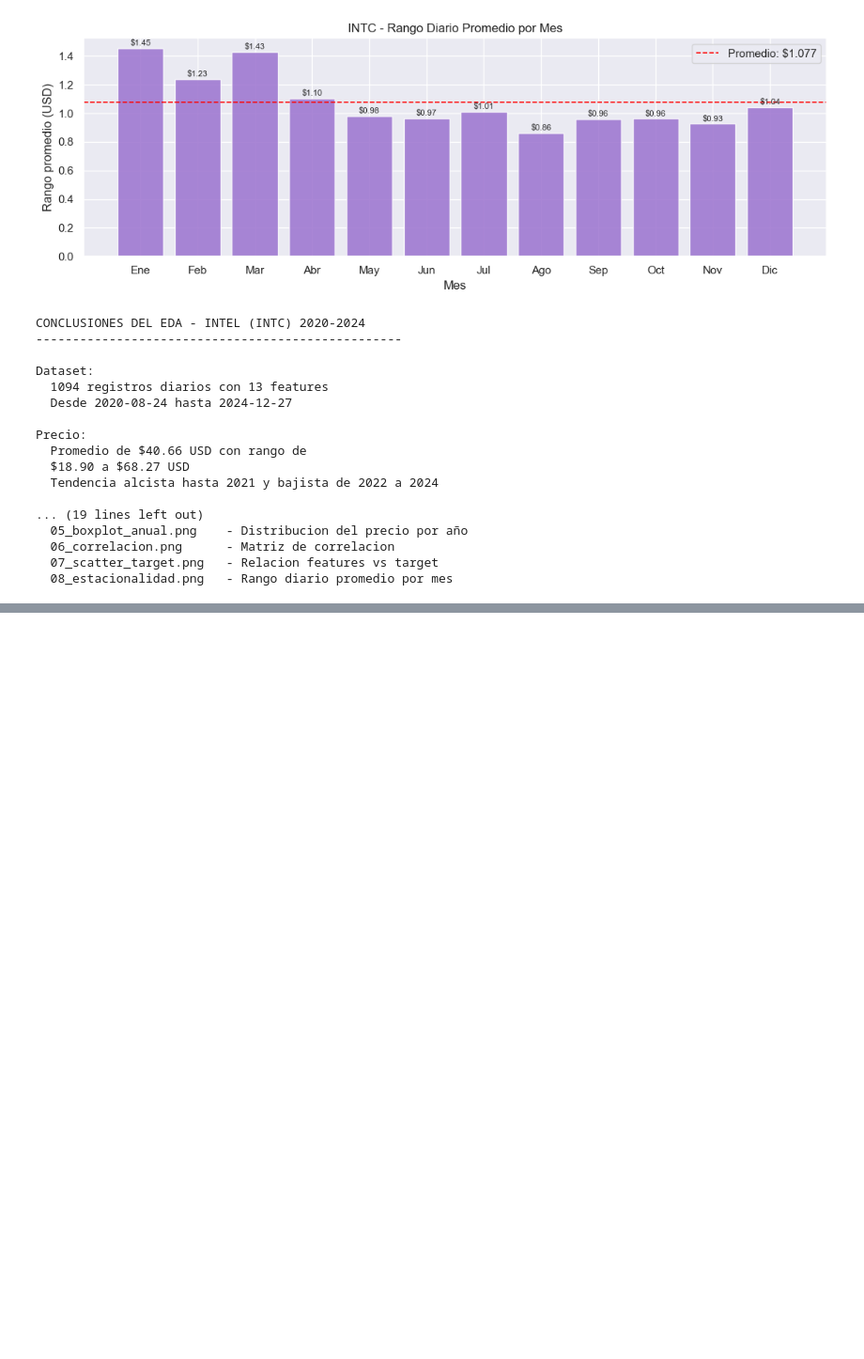
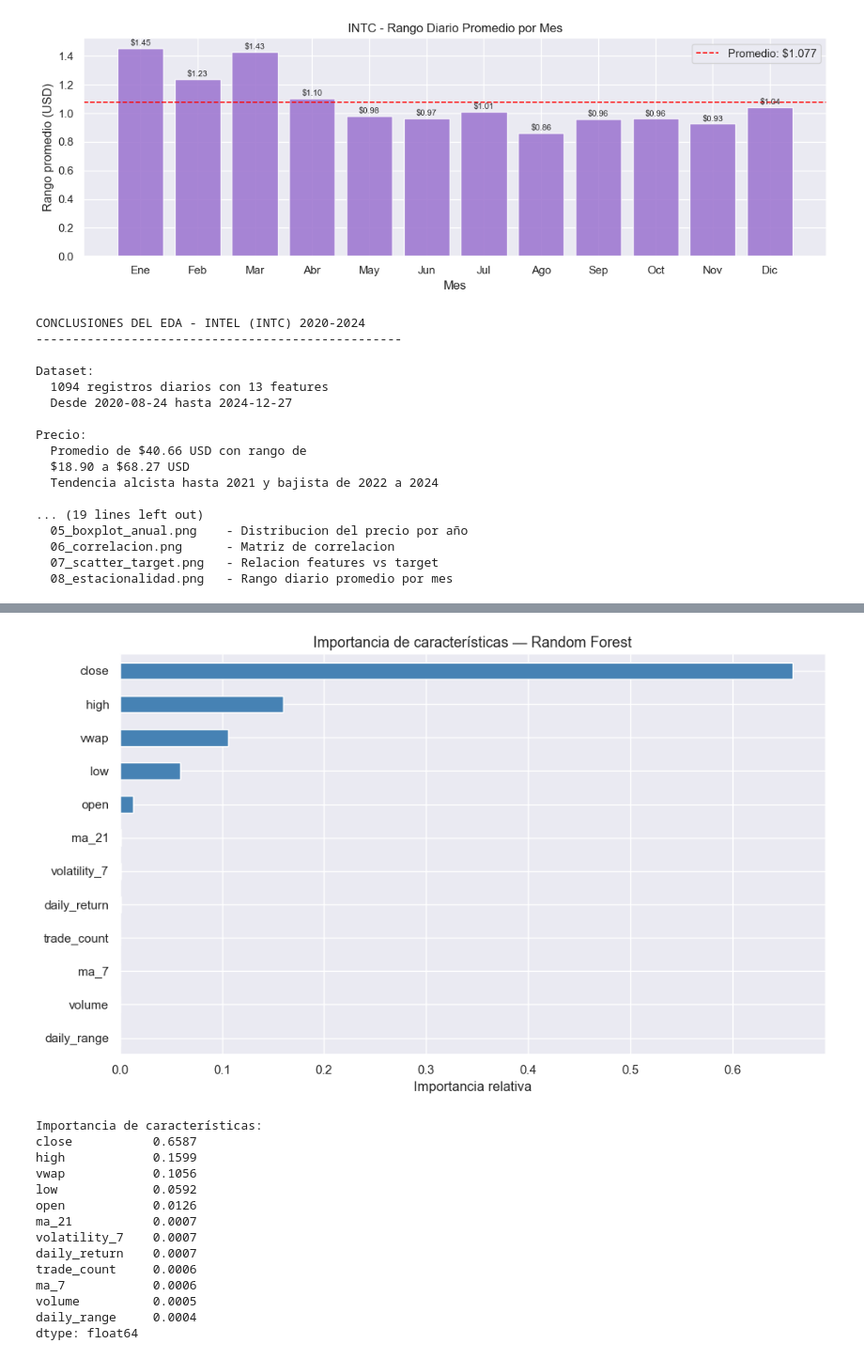
Before and after one commit to JhonERJ1/AprendizajeAutomatico-RegresionLineal, a Jupyter notebook: notebooks/intel_prediction.ipynb, the cells around one changed output, grey strips where cells are left out. Shown at 94% size. Drawn from its saved outputs; the diff is of its cells as text; code cells hidden in the pictures; blank space fills up the shorter version.

```diff
--- a/notebooks/intel_prediction.ipynb
+++ b/notebooks/intel_prediction.ipynb
@@ -644,0 +846,12 @@ Precio:
+# %%
+# División train/test
+
+X_train, X_test, y_train, y_test = train_test_split(
+    X, y,
+    test_size=0.2,
+    shuffle=False       # Respetamos orden cronológico
+)
+
+print(f"División del dataset:")
+print(f"   Entrenamiento : {X_train.shape[0]} registros ({X_train.shape[0]/len(X)*100:.0f}%)")
+print(f"   Prueba        : {X_test.shape[0]} registros ({X_test.shape[0]/len(X)*100:.0f}%)")
@@ -644,0 +901,15 @@ Precio:
+# %%
+# Random Forest Regression
+
+rf = RandomForestRegressor(
+    n_estimators=100,   # Número de árboles en el bosque
+    max_depth=10,       # Profundidad máxima de cada árbol
+    min_samples_split=5,# Mínimo de muestras para dividir un nodo
+    random_state=42     # Reproducibilidad
+)
+rf.fit(X_train, y_train)
+y_pred_rf = rf.predict(X_test)
+
+resultado_rf = evaluar_modelo("Random Forest Regression", y_test, y_pred_rf)
+joblib.dump(rf, "../models/random_forest.pkl")
+print(" Modelo Random Forest guardado")
@@ -644,0 +924,33 @@ Precio:
+# %%
+# Importancia de características (Random Forest)
+
+
+# Random Forest nos permite ver qué features influyeron más
+importancias = pd.Series(rf.feature_importances_, index=X.columns)
+importancias = importancias.sort_values(ascending=True)
+
+plt.figure(figsize=(10, 6))
+importancias.plot(kind="barh", color="steelblue")
+plt.title("Importancia de características — Random Forest", fontsize=13)
+plt.xlabel("Importancia relativa")
+plt.tight_layout()
+plt.show()
+
+print("\nImportancia de características:")
+print(importancias.sort_values(ascending=False).round(4))
+# %% [output]
+[figure, added]
+Importancia de características:
+close           0.6587
+high            0.1599
+vwap            0.1056
+low             0.0592
+open            0.0126
+ma_21           0.0007
+volatility_7    0.0007
+daily_return    0.0007
+trade_count     0.0006
+ma_7            0.0006
+volume          0.0005
+daily_range     0.0004
+dtype: float64
```
Also changed, not shown: parts of 19 cells of this notebook, 11 other files.
